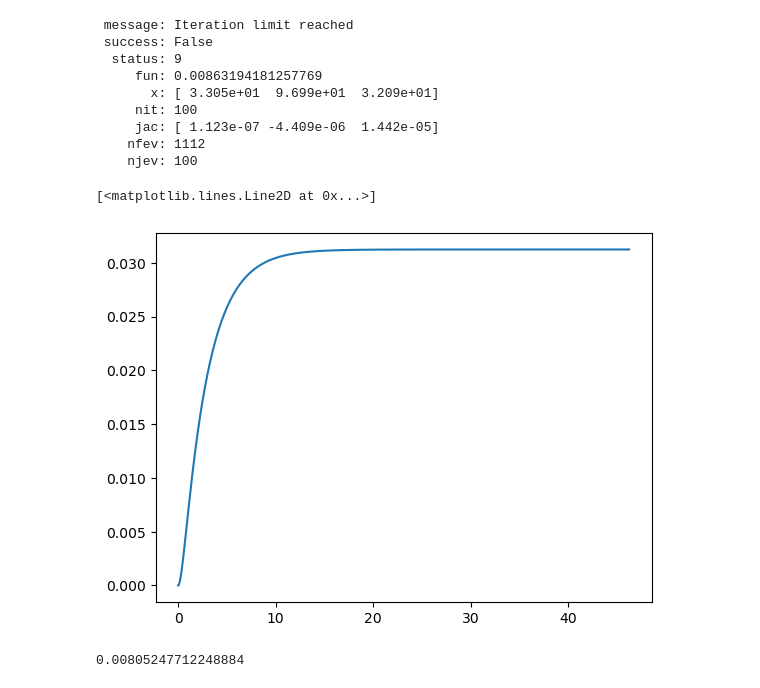
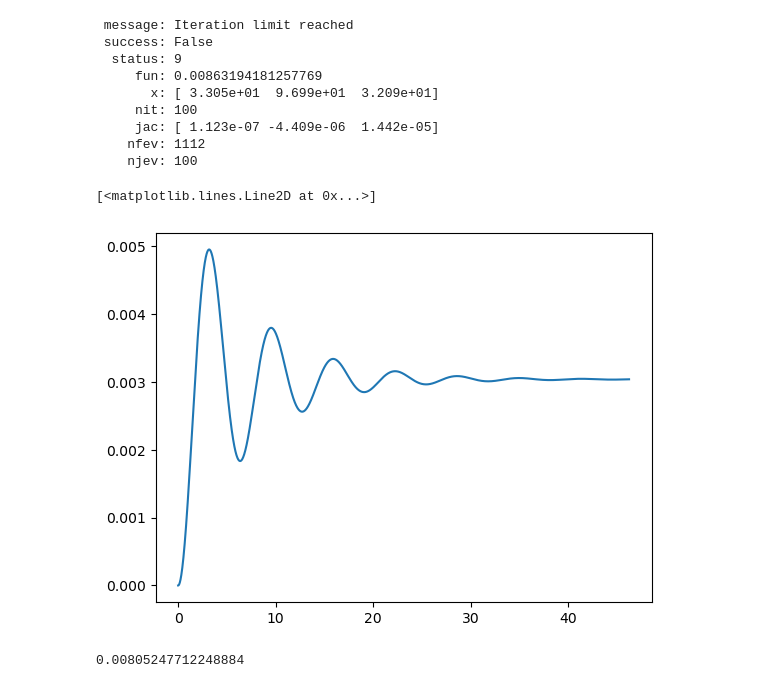
Before and after one commit to cjuarezramos/MMS022024, a Jupyter notebook: ej1114_usosoptimizacion.ipynb, the cells around one changed output. Cells and saved outputs as stored; diff of their text form; code cells hidden in the pictures.

```diff
--- a/ej1114_usosoptimizacion.ipynb
+++ b/ej1114_usosoptimizacion.ipynb
@@ -132,16 +132,16 @@ minimize(fo,[5.6,97,3.3],constraints=nlc)
 # %%
 df=pd.read_excel("datos.xlsx",sheet_name="Sheet1")
 df['t'].iloc[-1]
 datos=df.to_numpy()
 datos[:,0]
-G = ct.tf(1,[33,96,32])
+G = ct.tf(1,[330,96,329])
 res=ct.step_response(G,datos[:,0])
 res.t
 res.y[0][0]
 plt.plot(res.t,res.y[0][0])
 # %% [output]
 [<matplotlib.lines.Line2D at 0x...>]
-[figure, old version]
+[figure, new version]
 # %%
 fo([1,3,1])
 # %% [output]
```
